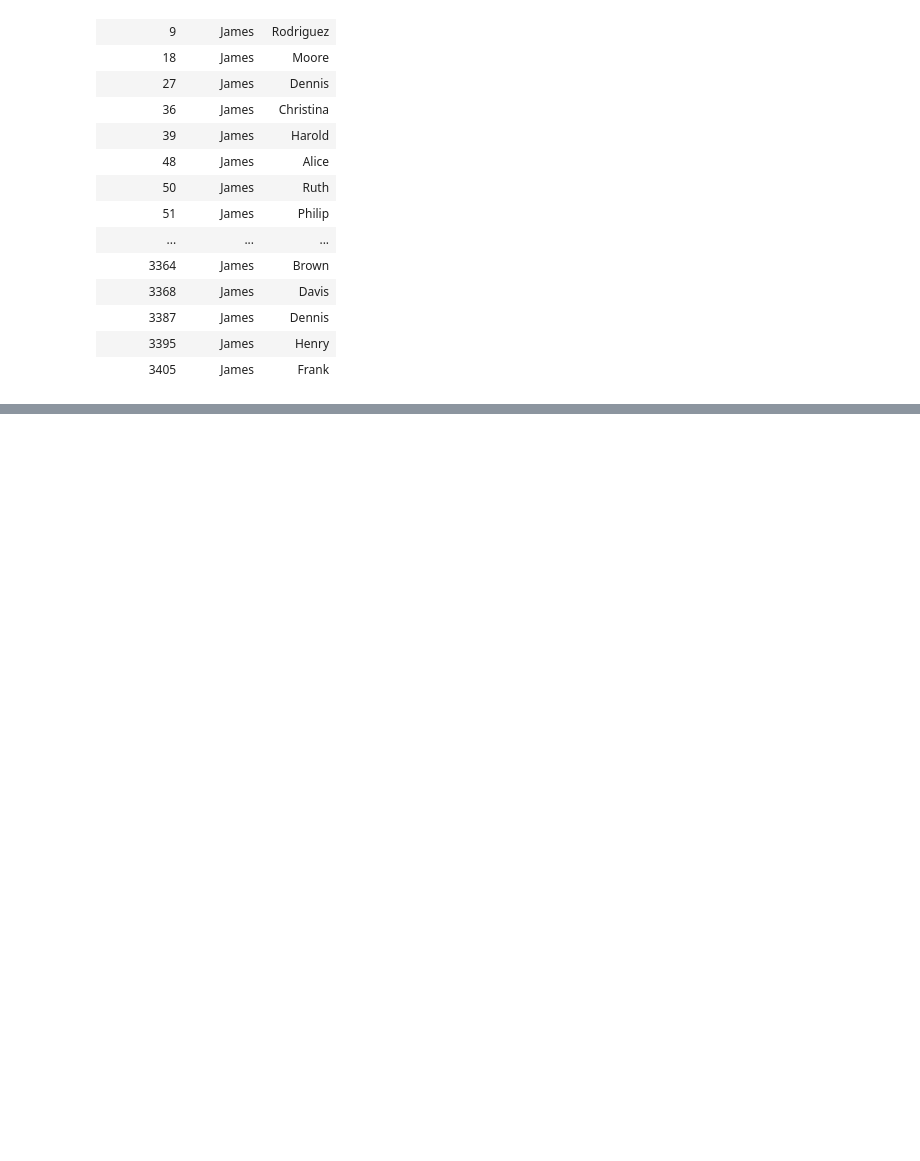
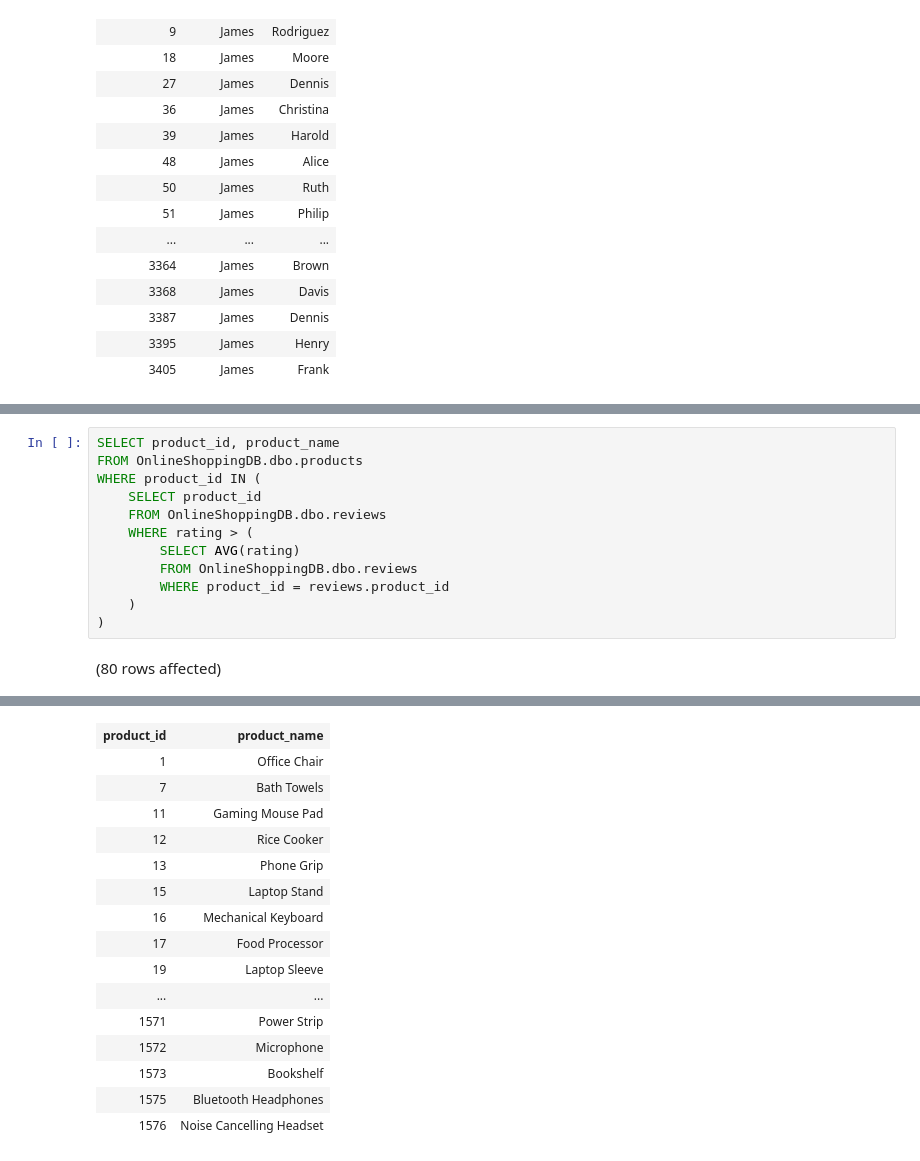
Before and after one commit to bradleytkay/post-launchcode-grad-work, a Jupyter notebook: shopping-part-3-subqueries.ipynb, the cells around one changed output, grey strips where cells are left out. Drawn from its saved outputs; the diff is of its cells as text; blank space fills up the shorter version.

```diff
--- a/shopping-part-3-subqueries.ipynb
+++ b/shopping-part-3-subqueries.ipynb
@@ -67,0 +223,14 @@ Total execution time: 00:00:00.288
+# %%
+SELECT product_id, product_name
+FROM OnlineShoppingDB.dbo.products
+WHERE product_id IN (
+    SELECT product_id
+    FROM OnlineShoppingDB.dbo.reviews
+    WHERE rating > (
+        SELECT AVG(rating)
+        FROM OnlineShoppingDB.dbo.reviews
+        WHERE product_id = reviews.product_id
+    )
+)
+# %% [output]
+(80 rows affected)
@@ -67,0 +238,16 @@ Total execution time: 00:00:00.288
+| product_id | product_name |
+| 1 | Office Chair |
+| 7 | Bath Towels |
+| 11 | Gaming Mouse Pad |
+| 12 | Rice Cooker |
+| 13 | Phone Grip |
+| 15 | Laptop Stand |
+| 16 | Mechanical Keyboard |
+| 17 | Food Processor |
+| 19 | Laptop Sleeve |
+| ... | ... |
+| 1571 | Power Strip |
+| 1572 | Microphone |
+| 1573 | Bookshelf |
+| 1575 | Bluetooth Headphones |
+| 1576 | Noise Cancelling Headset |
```
Also changed, not shown: parts of 19 cells of this notebook.
